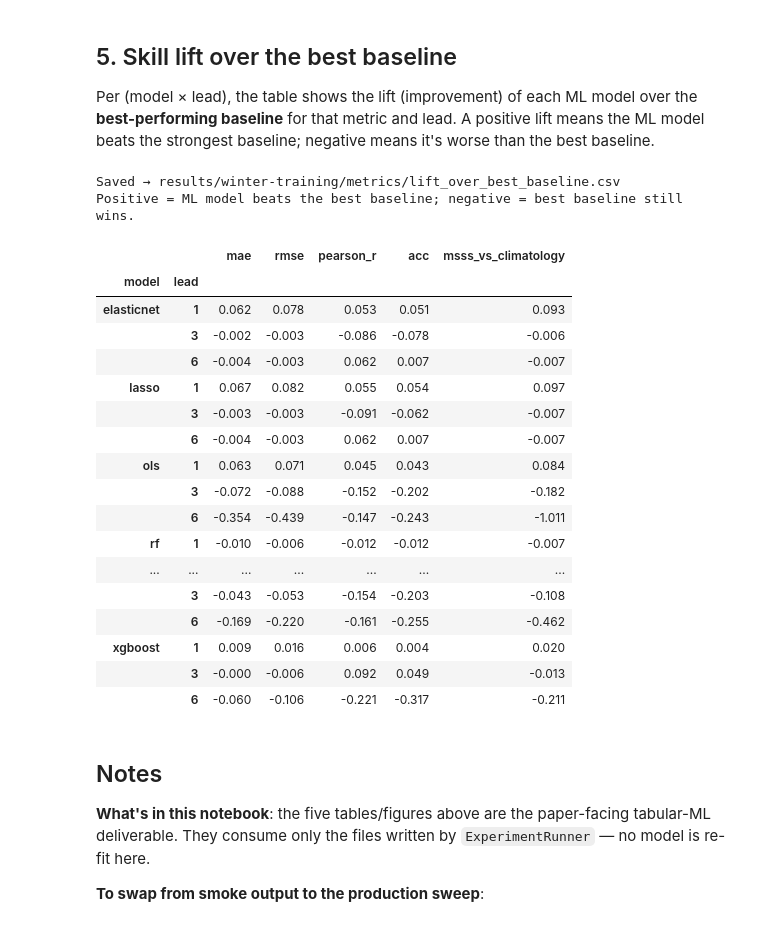
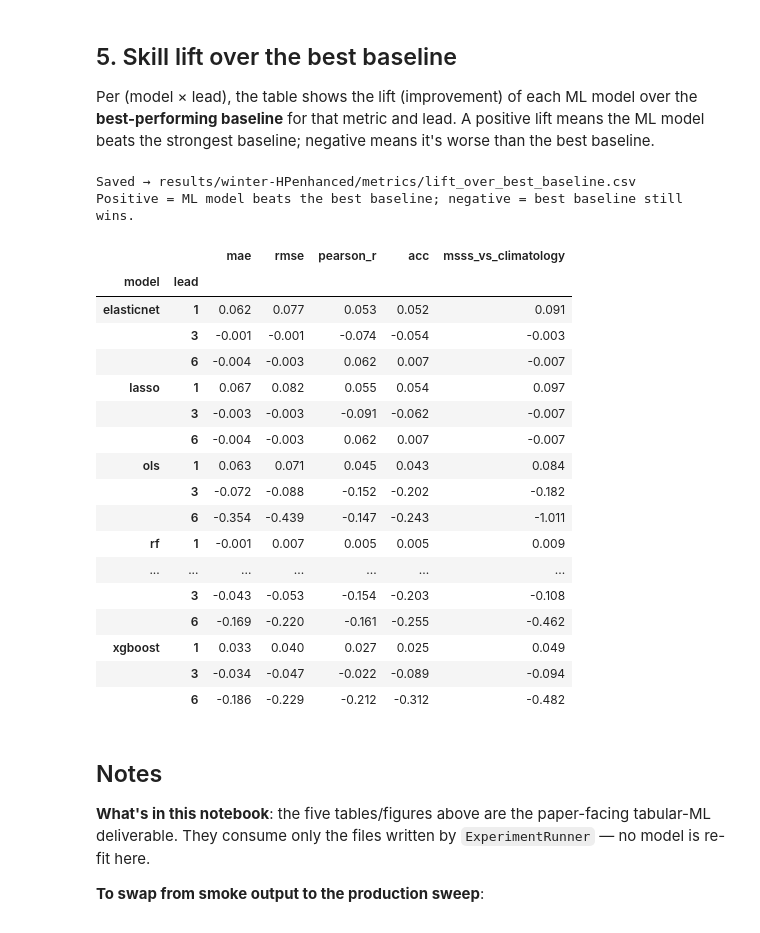
Before and after one commit to anasoubaha/A4-DroughtForecasting-Modeling, a Jupyter notebook: notebooks/06_results_tabular_ml_winter.ipynb, the cells around one changed output. Drawn from its saved outputs; the diff is of its cells as text; code cells hidden in the pictures.

```diff
--- a/notebooks/06_results_tabular_ml_winter.ipynb
+++ b/notebooks/06_results_tabular_ml_winter.ipynb
@@ -45,13 +45,14 @@ from droughtmodel import features as dfeat
 # -------------------------------------------------------------------
 # Switch this when the full sweep finishes:  'testOptuna_'  →  ''
 # -------------------------------------------------------------------
+EXPERIMENT = 'winter-HPenhanced'
 FILE_PREFIX = ''
-FIG_SUBDIR = '10_winter-training/06_tabular_ml'
+FIG_SUBDIR = '12_winter-HPenhanced'
 
-PREDS_PATH  = RESULTS_DIR / 'winter-training' / 'predictions' / f'{FILE_PREFIX}pooled_allLeads.nc'
-METRICS_PATH = RESULTS_DIR / 'winter-training' / 'metrics'    / f'{FILE_PREFIX}metrics_allLeads.csv'
-FOLD_RUNS_PATH = RESULTS_DIR / 'winter-training' / 'logs'     / f'{FILE_PREFIX}fold_runs.csv'
-FEAT_STATUS_PATH = RESULTS_DIR / 'winter-training' / 'logs'   / f'{FILE_PREFIX}feature_status.csv'
+PREDS_PATH  = RESULTS_DIR / 'winter-HPenhanced' / 'predictions' / f'{FILE_PREFIX}pooled_allLeads.nc'
+METRICS_PATH = RESULTS_DIR / 'winter-HPenhanced' / 'metrics'    / f'{FILE_PREFIX}metrics_allLeads.csv'
+FOLD_RUNS_PATH = RESULTS_DIR / 'winter-HPenhanced' / 'logs'     / f'{FILE_PREFIX}fold_runs.csv'
+FEAT_STATUS_PATH = RESULTS_DIR / 'winter-HPenhanced' / 'logs'   / f'{FILE_PREFIX}feature_status.csv'
 
 # Display order: baselines first, then linear, then trees
 MODEL_ORDER = ['climatology', 'persistence', 'ar', 'ols', 'ridge', 'lasso', 'elasticnet', 'rf', 'xgboost']
@@ -215,7 +218,7 @@ ax.axhline(0, color='black', linewidth=0.5)
 ax.set_xticks(leads)
 ax.set_xlabel('Lead time (months)')
 ax.set_ylabel('ACC')
-ax.set_title('ACC vs lead (winter pool, 95 % bootstrap CI)')
+ax.set_title(f'ACC vs lead (95 % bootstrap CI) — {EXPERIMENT!r}')
 ax.legend(loc='best', fontsize=9, ncol=2)
 ax.text(
     0.02, 0.04,
@@ -224,6 +227,6 @@ ax.text(
     bbox=dict(facecolor='white', edgecolor='gray', alpha=0.85, boxstyle='round,pad=0.4'),
 )
 plt.tight_layout()
-save_figure(fig, 'acc_vs_lead', subdir=FIG_SUBDIR)
+save_figure(fig, 'acc_vs_lead' , subdir=FIG_SUBDIR)
 plt.show()
 # %% [output]
@@ -330,37 +333,37 @@ for L in leads:
         if baseline_vals.empty:
             continue
         if metric in LOWER_IS_BETTER:
             baseline_best = baseline_vals.min()
         else:
             baseline_best = baseline_vals.max()
         for mdl in ML_MODELS:
             val = winter.query("model == @mdl and lead == @L and metric == @metric")['value']
             if val.empty or pd.isna(val.iloc[0]):
                 continue
             v = val.iloc[0]
             if metric in LOWER_IS_BETTER:
                 lift = baseline_best - v   # positive when ML has lower error
             else:
                 lift = v - baseline_best
             rows.append({'model': mdl, 'lead': L, 'metric': metric, 'lift': lift})
 
 lift_df = pd.DataFrame(rows)
 lift_table = lift_df.pivot(index=['model', 'lead'], columns='metric', values='lift')[LIFT_METRICS].round(3)
 lift_table.columns.name = None
 
-out = RESULTS_DIR / 'winter-training' / 'metrics' / f'{FILE_PREFIX}lift_over_best_baseline.csv'
+out = RESULTS_DIR / 'winter-HPenhanced' / 'metrics' / f'{FILE_PREFIX}lift_over_best_baseline.csv'
 lift_table.to_csv(out)
 print(f'Saved → {out.relative_to(ROOT)}')
 print('Positive = ML model beats the best baseline; negative = best baseline still wins.\n')
 
 lift_table
 # %% [output]
-Saved → results/winter-training/metrics/lift_over_best_baseline.csv
+Saved → results/winter-HPenhanced/metrics/lift_over_best_baseline.csv
 Positive = ML model beats the best baseline; negative = best baseline still wins.
 |  |  | mae | rmse | pearson_r | acc | msss_vs_climatology |
 | model | lead |  |  |  |  |  |
-| elasticnet | 1 | 0.062 | 0.078 | 0.053 | 0.051 | 0.093 |
-|  | 3 | -0.002 | -0.003 | -0.086 | -0.078 | -0.006 |
+| elasticnet | 1 | 0.062 | 0.077 | 0.053 | 0.052 | 0.091 |
+|  | 3 | -0.001 | -0.001 | -0.074 | -0.054 | -0.003 |
 |  | 6 | -0.004 | -0.003 | 0.062 | 0.007 | -0.007 |
 | lasso | 1 | 0.067 | 0.082 | 0.055 | 0.054 | 0.097 |
 |  | 3 | -0.003 | -0.003 | -0.091 | -0.062 | -0.007 |
@@ -368,13 +371,13 @@ Positive = ML model beats the best baseline; negative = best baseline still wins
 | ols | 1 | 0.063 | 0.071 | 0.045 | 0.043 | 0.084 |
 |  | 3 | -0.072 | -0.088 | -0.152 | -0.202 | -0.182 |
 |  | 6 | -0.354 | -0.439 | -0.147 | -0.243 | -1.011 |
-| rf | 1 | -0.010 | -0.006 | -0.012 | -0.012 | -0.007 |
+| rf | 1 | -0.001 | 0.007 | 0.005 | 0.005 | 0.009 |
 | ... | ... | ... | ... | ... | ... | ... |
 |  | 3 | -0.043 | -0.053 | -0.154 | -0.203 | -0.108 |
 |  | 6 | -0.169 | -0.220 | -0.161 | -0.255 | -0.462 |
-| xgboost | 1 | 0.009 | 0.016 | 0.006 | 0.004 | 0.020 |
-|  | 3 | -0.000 | -0.006 | 0.092 | 0.049 | -0.013 |
-|  | 6 | -0.060 | -0.106 | -0.221 | -0.317 | -0.211 |
+| xgboost | 1 | 0.033 | 0.040 | 0.027 | 0.025 | 0.049 |
+|  | 3 | -0.034 | -0.047 | -0.022 | -0.089 | -0.094 |
+|  | 6 | -0.186 | -0.229 | -0.212 | -0.312 | -0.482 |
 # %% [markdown]
 ## Notes
 
```
Also changed, not shown: parts of 5 cells of this notebook, 54 other files.
